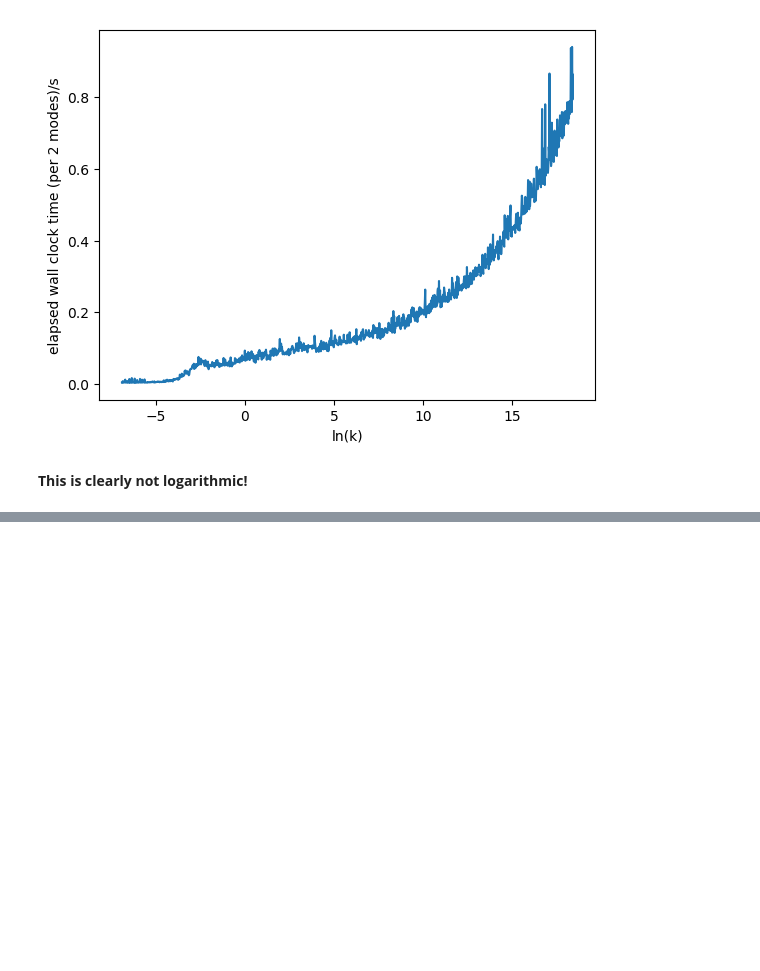
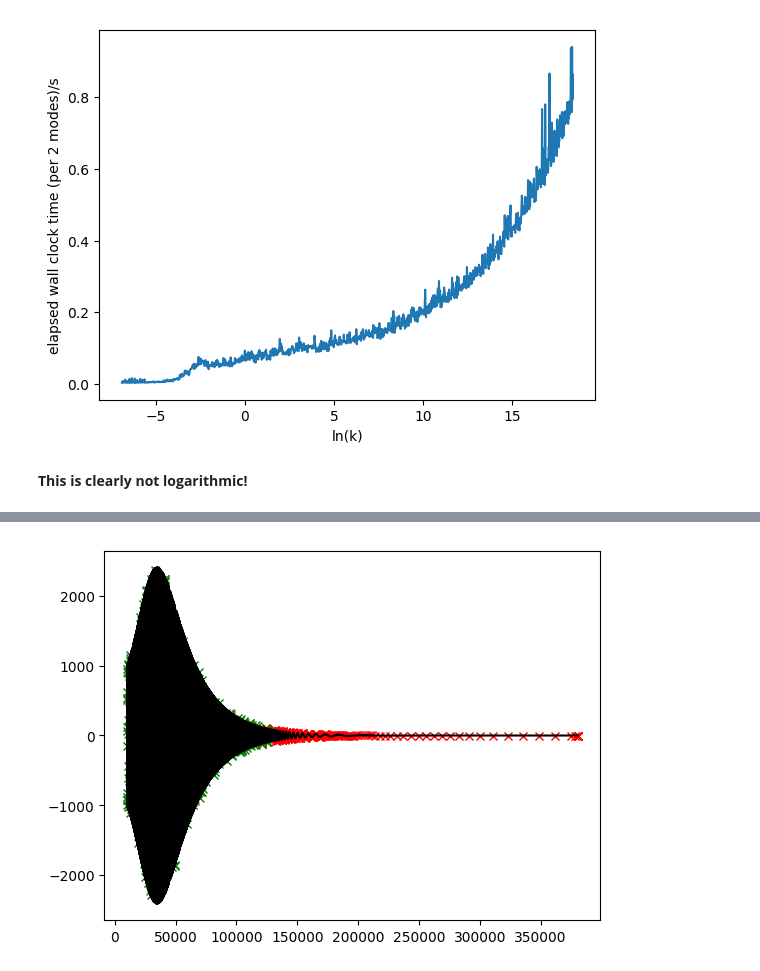
Before and after one commit to fruzsinaagocs/oscode, a Jupyter notebook: plots.ipynb, the cells around one changed output, grey strips where cells are left out. Saved outputs shown, nothing was run; the diff lists cells and outputs as text; code cells hidden in the pictures; blank space fills up the shorter version.

```diff
--- a/plots.ipynb
+++ b/plots.ipynb
@@ -121,0 +157,4 @@ plot_time([pps6,pps3])
+# %%
+plot_single_mode(mode4)
+# %% [output]
+[figure, added]
```
Also changed, not shown: parts of 15 cells of this notebook, 3 other files.
